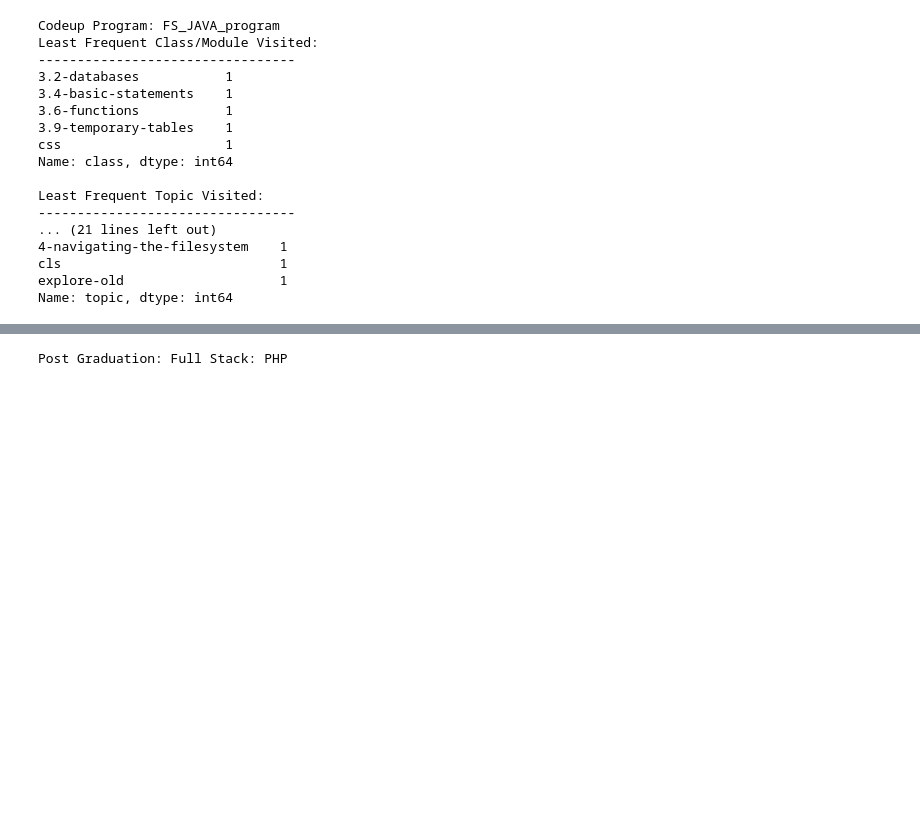
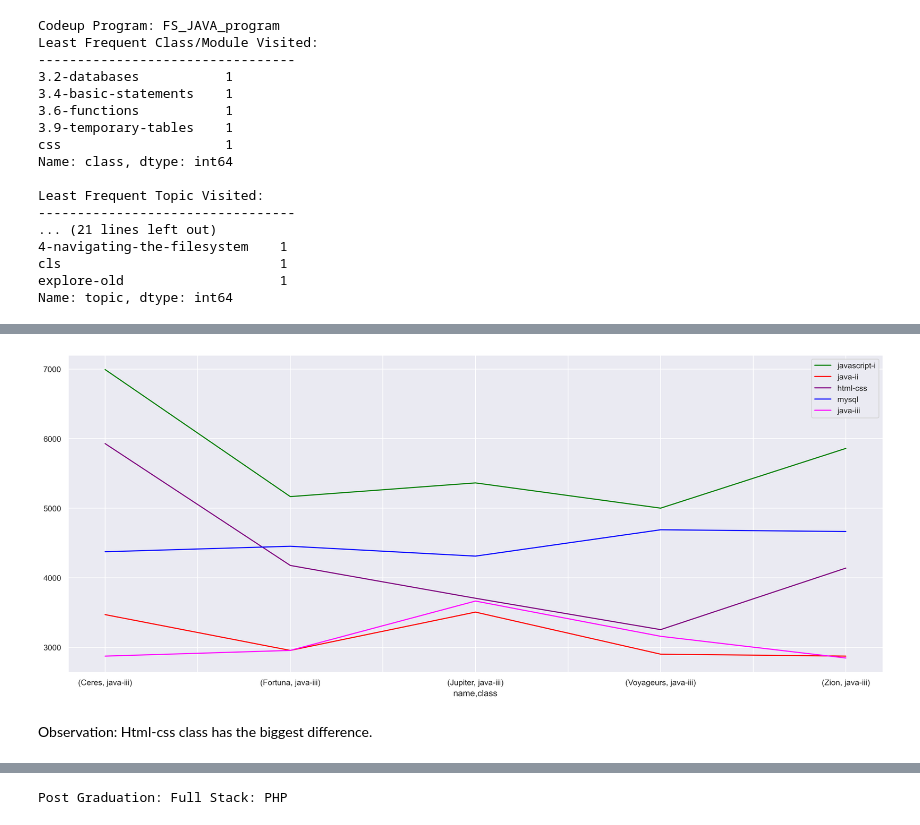
Before and after one commit to Kalpana-duo/project_anomaly, a Jupyter notebook: final_report.ipynb, the cells around one changed output, grey strips where cells are left out. Cells and saved outputs as stored; diff of their text form; code cells hidden in the pictures; blank space fills up the shorter version.

```diff
--- a/final_report.ipynb
+++ b/final_report.ipynb
@@ -271,0 +438,16 @@ Name: topic, dtype: int64
+# %%
+# vizualizing the top five classes
+
+fs_java1[fs_java1['class'] == 'javascript-i'].groupby('name')['class'].value_counts().plot(figsize=(20,8),color = 'green', label = 'javascript-i')
+fs_java1[fs_java1['class'] == 'java-ii'].groupby('name')['class'].value_counts().plot(color = 'red', label = 'java-ii')
+fs_java1[fs_java1['class'] == 'html-css'].groupby('name')['class'].value_counts().plot(color = 'purple', label = 'html-css')
+fs_java1[fs_java1['class'] == 'mysql'].groupby('name')['class'].value_counts().plot(color = 'blue', label = 'mysql')
+fs_java1[fs_java1['class'] == 'java-iii'].groupby('name')['class'].value_counts().plot(color = 'magenta', label = 'java-iii')
+
+# plt.title() ?
+plt.legend()
+plt.show()
+# %% [output]
+[figure, added]
+# %% [markdown]
+Observation: Html-css class has the biggest difference.
```
Also changed, not shown: parts of 35 cells of this notebook.
